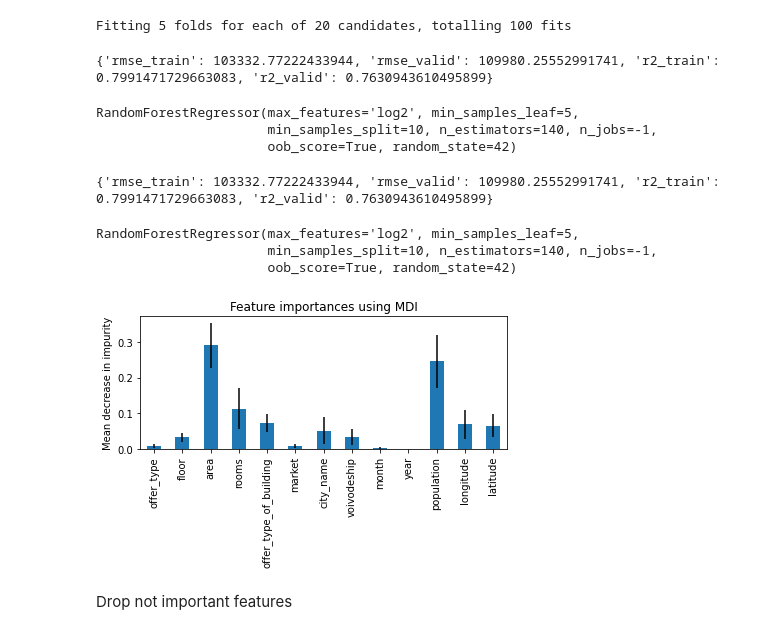
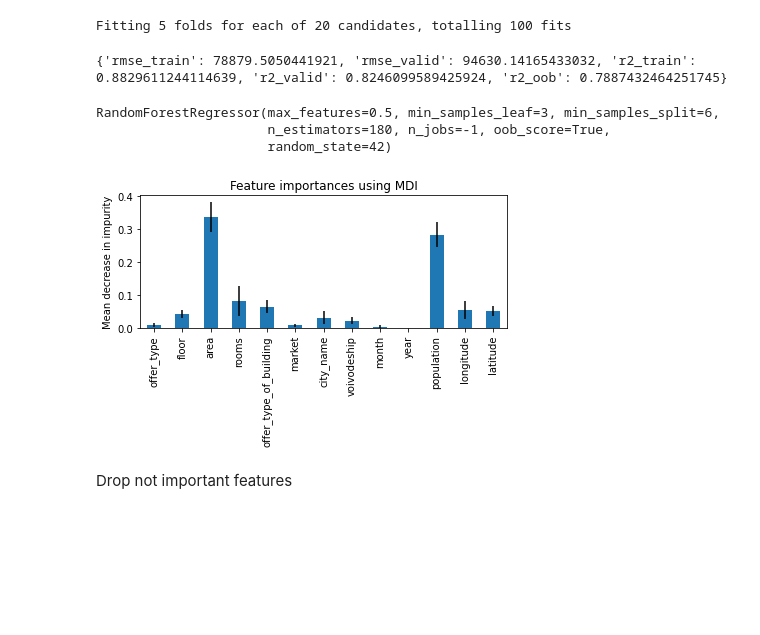
Before and after one commit to danielbaraniak/Sprinters, a Jupyter notebook: ML/notebooks/sprinters.ipynb, the cells around one changed output. Drawn from its saved outputs; the diff is of its cells as text; code cells hidden in the pictures; blank space fills up the shorter version.

```diff
--- a/ML/notebooks/sprinters.ipynb
+++ b/ML/notebooks/sprinters.ipynb
@@ -328,25 +329,17 @@ opt = RandomizedSearchCV(
 m = opt.fit(X_train, y_train)
 # %% [output]
 Fitting 5 folds for each of 20 candidates, totalling 100 fits
-# %%
-print_score(m)
-opt.best_estimator_
-# %% [output]
-{'rmse_train': 103332.77222433944, 'rmse_valid': 109980.25552991741, 'r2_train': 0.7991471729663083, 'r2_valid': 0.7630943610495899}
-RandomForestRegressor(max_features='log2', min_samples_leaf=5,
-                      min_samples_split=10, n_estimators=140, n_jobs=-1,
-                      oob_score=True, random_state=42)
 # %%
-print_score(m)
+print_score(opt.best_estimator_)
 plot_importances(opt.best_estimator_, X_train.columns)
 
 opt.best_estimator_
 # %% [output]
-{'rmse_train': 103332.77222433944, 'rmse_valid': 109980.25552991741, 'r2_train': 0.7991471729663083, 'r2_valid': 0.7630943610495899}
+{'rmse_train': 78879.5050441921, 'rmse_valid': 94630.14165433032, 'r2_train': 0.8829611244114639, 'r2_valid': 0.8246099589425924, 'r2_oob': 0.7887432464251745}
-RandomForestRegressor(max_features='log2', min_samples_leaf=5,
-                      min_samples_split=10, n_estimators=140, n_jobs=-1,
-                      oob_score=True, random_state=42)
+RandomForestRegressor(max_features=0.5, min_samples_leaf=3, min_samples_split=6,
+                      n_estimators=180, n_jobs=-1, oob_score=True,
+                      random_state=42)
-[figure, old version]
+[figure, new version]
 # %% [markdown]
 Drop not important features
 # %%
```
Also changed, not shown: parts of 6 cells of this notebook, 1 other file.
